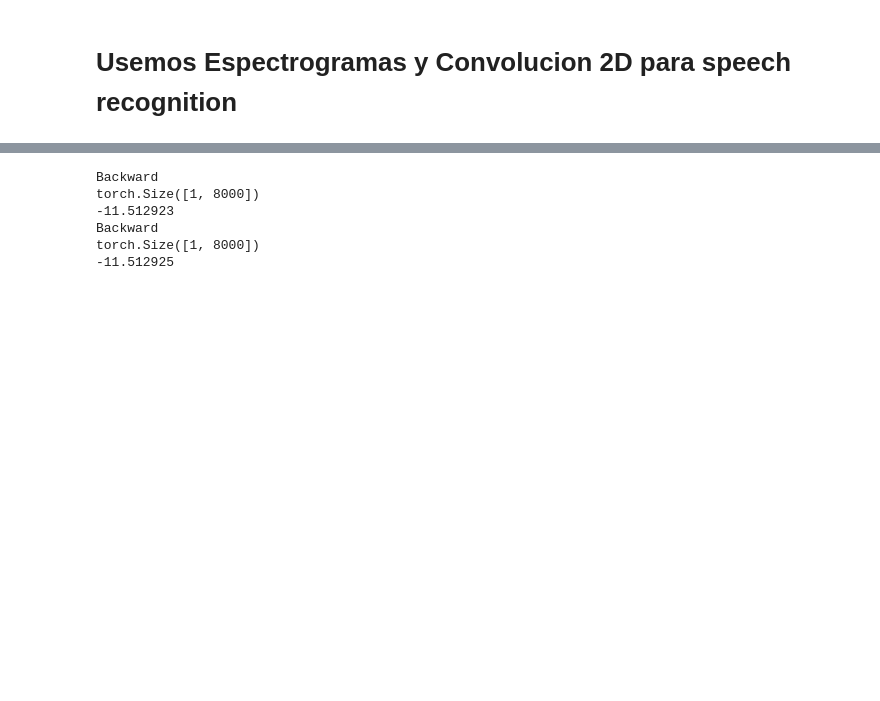
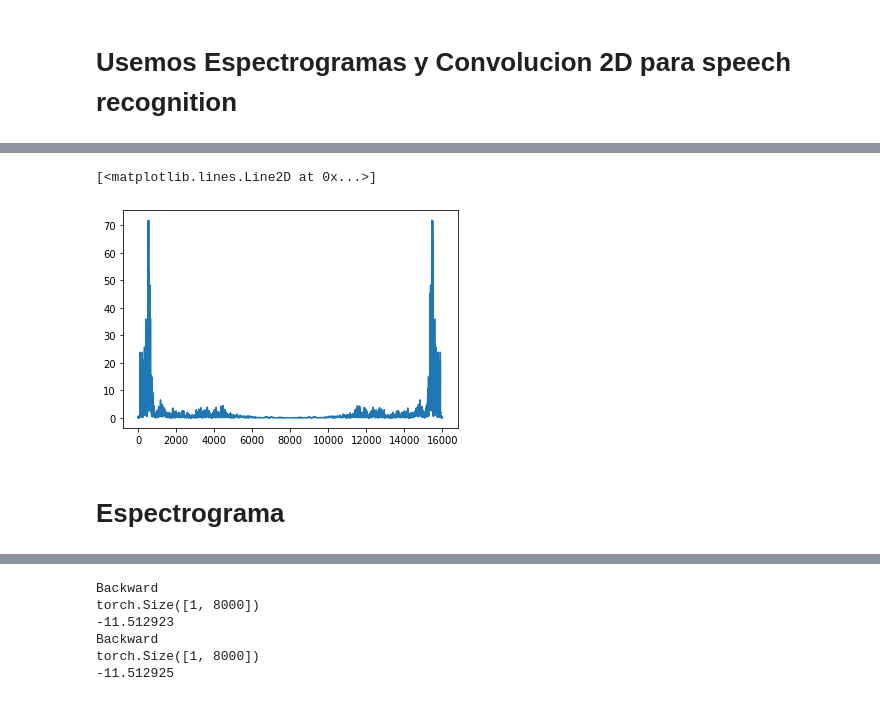
Before and after one commit to elvin-mark/CursoVeranoML, a Jupyter notebook: notebooks/Clase4.ipynb, the cells around one changed output, grey strips where cells are left out. Saved outputs shown, nothing was run; the diff lists cells and outputs as text; code cells hidden in the pictures; blank space fills up the shorter version.

```diff
--- a/notebooks/Clase4.ipynb
+++ b/notebooks/Clase4.ipynb
@@ -212,0 +236,7 @@ Bed
+# %%
+plt.plot(sample_fft)
+# %% [output]
+[<matplotlib.lines.Line2D at 0x...>]
+[figure, added]
+# %% [markdown]
+# Espectrograma
```
Also changed, not shown: parts of 33 cells of this notebook.
